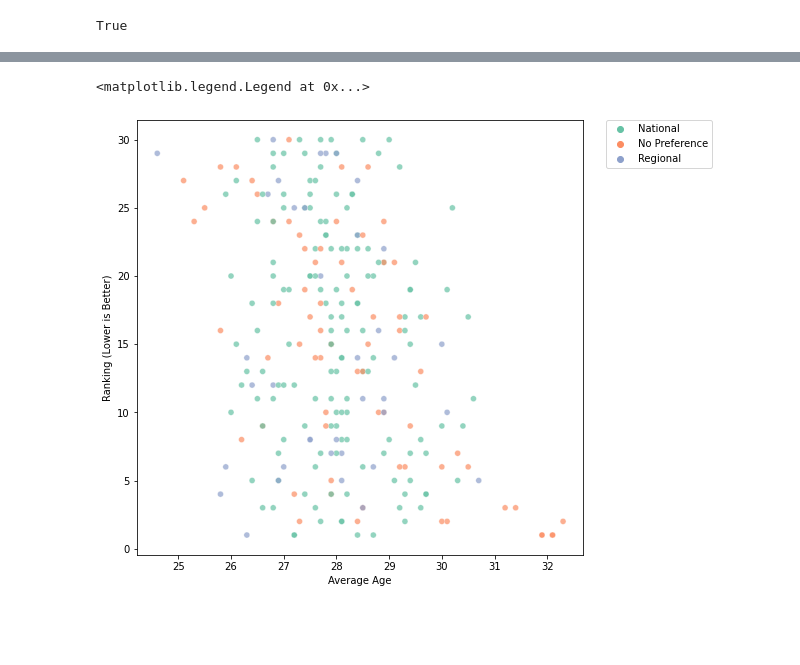
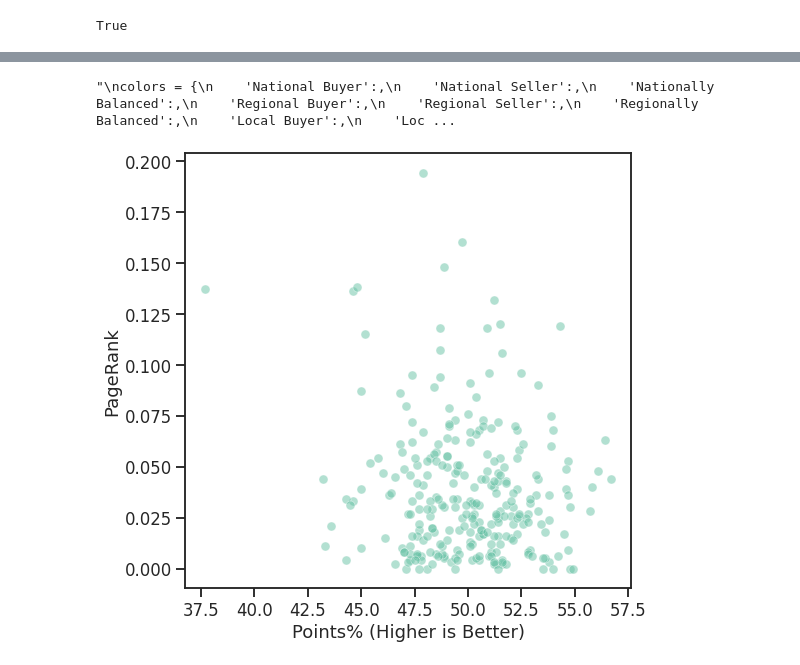
Before and after one commit to d141/590FP, a Jupyter notebook: nhl_transaction_network.ipynb, the cells around one changed output, grey strips where cells are left out. Cells and saved outputs as stored; diff of their text form; code cells hidden in the pictures; blank space fills up the shorter version.

```diff
--- a/nhl_transaction_network.ipynb
+++ b/nhl_transaction_network.ipynb
@@ -346,9 +360,14 @@ for year in networks_by_year:
   page_rank_dict = nx.pagerank(networks_by_year[year])
   betweenness = nx.betweenness_centrality(networks_by_year[year])
   neighbors_degree = nx.average_neighbor_degree(networks_by_year[year])
+  #local_reaching = nx.local_reaching_centrality(networks_by_year[year])
+  hub, authority = nx.hits(networks_by_year[year])
   for n in networks_by_year[year].nodes():
     networks_by_year[year].nodes[n]['page_rank'] = float(np.round(page_rank_dict[n], 3))
     networks_by_year[year].nodes[n]['betweenness'] = float(np.round(betweenness[n], 3))
     networks_by_year[year].nodes[n]['degree'] = float(np.round(networks_by_year[year].degree(n), 3))
     networks_by_year[year].nodes[n]['neighbor_degree'] = float(np.round(neighbors_degree[n], 3))
+    networks_by_year[year].nodes[n]['local_reaching'] = float(np.round(nx.local_reaching_centrality(networks_by_year[year], n), 3))
+    networks_by_year[year].nodes[n]['hub'] = float(np.round(hub[n], 3))
+    networks_by_year[year].nodes[n]['authority'] = float(np.round(authority[n], 3))
 # %%
@@ -385,6 +397,7 @@ for year in networks_by_year:
     scsd = 0
     scdd = 0
     dc = 0
+    '''
     for i in neighbors:
       weight = networks_by_year[year].edges[n,i]['weight']
       if networks_by_year[year].nodes[n]['conference'] != networks_by_year[year].nodes[i]['conference']:
@@ -396,6 +409,7 @@ for year in networks_by_year:
       if weight > max_weight:
         favorite_partner = i
         max_weight = weight
+    '''
     networks_by_year[year].nodes[n]['favorite_partner'] = favorite_partner
     networks_by_year[year].nodes[n]['favorite_partner_weight'] = max_weight
     networks_by_year[year].nodes[n]['scsd'] = scsd
@@ -436,7 +450,7 @@ for year in networks_by_year:
         else:
           networks_by_year[year].nodes[n]['strategy'] = 'Nationally Balanced'
       else:
-        networks_by_year[year].nodes[n]['strategy'] = 'Strategy Not Determined'
+        networks_by_year[year].nodes[n]['strategy'] = 'Balanced'
 # %% [markdown]
 # Make JSON
 # %%
@@ -473,0 +503,10 @@ for filename in filenames:
+# %%
+#For not local
+import io
+import requests
+
+for url in urls:
+  #url="https://raw.githubusercontent.com/d141/590FP/main/Hockey_trades_final.csv"
+  s=requests.get(url).content
+  df=pd.read_csv(io.StringIO(s.decode('utf-8')))
+  stats_dfs.append(df)
@@ -474,9 +526,12 @@ for filename in filenames:
 # %%
 import matplotlib.pyplot as plt
 
-team_names = networks_by_year['2000 - 2001'].nodes
-for df in stats_dfs:
+seasons = ['2010 - 2011', '2011 - 2012', '2012 - 2013', '2013 - 2014', '2014 - 2015', '2015 - 2016', '2016 - 2017', '2017 - 2018', '2018 - 2019']
 
+i=0
+for season in seasons:
+  team_names = networks_by_year[season].nodes
+  df = stats_dfs[i]
   for team in team_names:
       df.loc[df['Unnamed: 0'].str.contains(team), 'Unnamed: 0'] = team
 
@@ -484,6 +539,8 @@ for df in stats_dfs:
   df.loc[df['Unnamed: 0'].str.contains('Detroit Red Wings'), 'Unnamed: 0'] = 'RedWings'
   df.loc[df['Unnamed: 0'].str.contains('Toronto Maple Leafs'), 'Unnamed: 0'] = 'MapleLeafs'
   df.loc[df['Unnamed: 0'].str.contains('Columbus Blue Jackets'), 'Unnamed: 0'] = 'BlueJackets'
-  df.loc[df['Unnamed: 0'].str.contains('Atlanta Thrashers'), 'Unnamed: 0'] = 'Jets'
+  df.loc[df['Unnamed: 0'].str.contains('Thrashers'), 'Unnamed: 0'] = 'Jets'
   df.loc[df['Unnamed: 0'].str.contains('Mighty Ducks'), 'Unnamed: 0'] = 'Ducks'
+  df.loc[df['Unnamed: 0'].str.contains('Golden Knights'), 'Unnamed: 0'] = 'GoldenKnights'
+  i+=1
 # %%
@@ -619,4 +804,20 @@ colors = {
 # %%
+'''
+colors = {
+    'National Buyer':,
+    'National Seller':,
+    'Nationally Balanced':,
+    'Regional Buyer':,
+    'Regional Seller':,
+    'Regionally Balanced':,
+    'Local Buyer':,
+    'Local Seller':,
+    'Locally Balanced':,
+    'Unbiased Buyer':,
+    'Unbiased Seller':,
+    'Balanced':
+}
+
 cmaps = [('Perceptually Uniform Sequential', [
             'viridis', 'plasma', 'inferno', 'magma', 'cividis']),
          ('Sequential', [
@@ -640,15 +841,19 @@ cmaps = [('Perceptually Uniform Sequential', [
             'gnuplot', 'gnuplot2', 'CMRmap', 'cubehelix', 'brg',
             'gist_rainbow', 'rainbow', 'jet', 'turbo', 'nipy_spectral',
             'gist_ncar'])]
+
+'''
+# %% [output]
+"\ncolors = {\n    'National Buyer':,\n    'National Seller':,\n    'Nationally Balanced':,\n    'Regional Buyer':,\n    'Regional Seller':,\n    'Regionally Balanced':,\n    'Local Buyer':,\n    'Loc ...
 # %%
 import seaborn as sns
 
 plt.figure(figsize=(8,8))
-sns.set_palette("Set2", 8)
-sns.scatterplot(x=ages, y=ranking, alpha=.7, hue=regions)
-plt.xlabel("Average Age")
-plt.ylabel("Ranking (Lower is Better)")
-plt.legend(bbox_to_anchor=(1.05, 1), loc=2, borderaxespad=0.)
+sns.set_palette("Set2")
+sns.scatterplot(x=corsis, y=betweennesses, alpha=.5,y_jitter=40)
+plt.xlabel("Points% (Higher is Better)")
+plt.ylabel("PageRank")
+#plt.legend(bbox_to_anchor=(1.05, 1), loc=1, borderaxespad=0.)
+plt.savefig('dpitest.png')
 # %% [output]
-<matplotlib.legend.Legend at 0x...>
-[figure, old version]
+[figure, new version]
```
Also changed, not shown: parts of 45 cells of this notebook.
